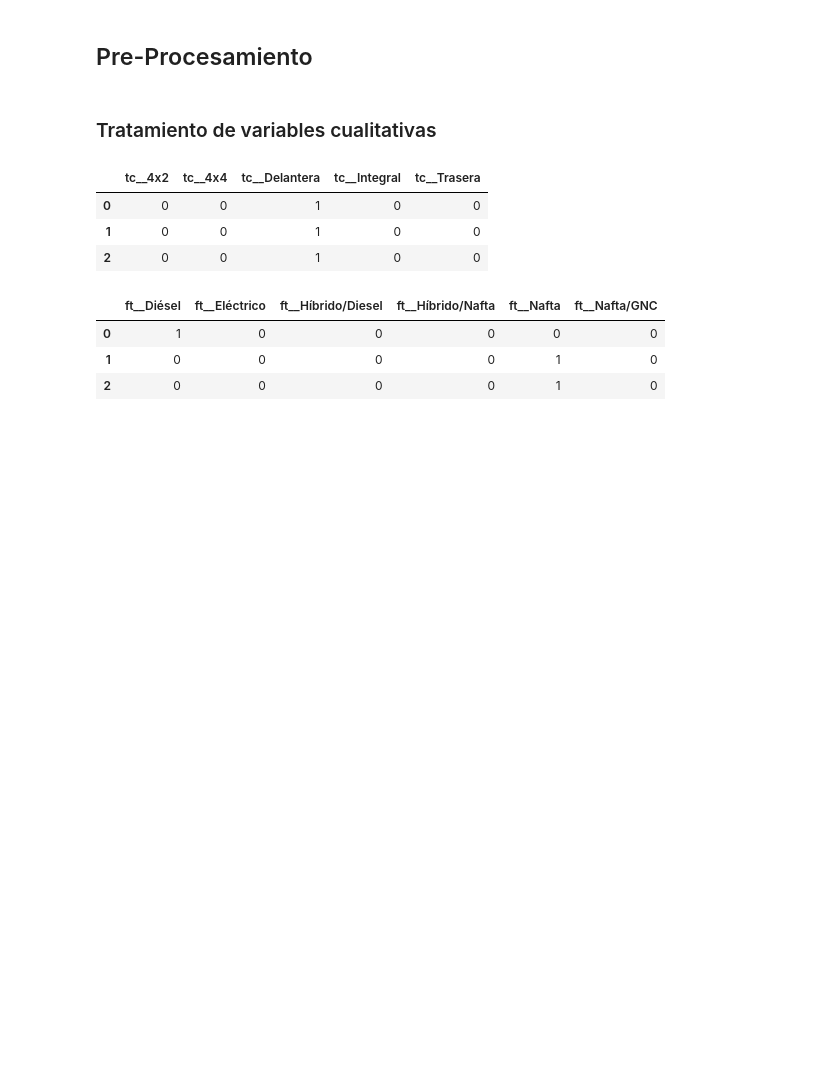
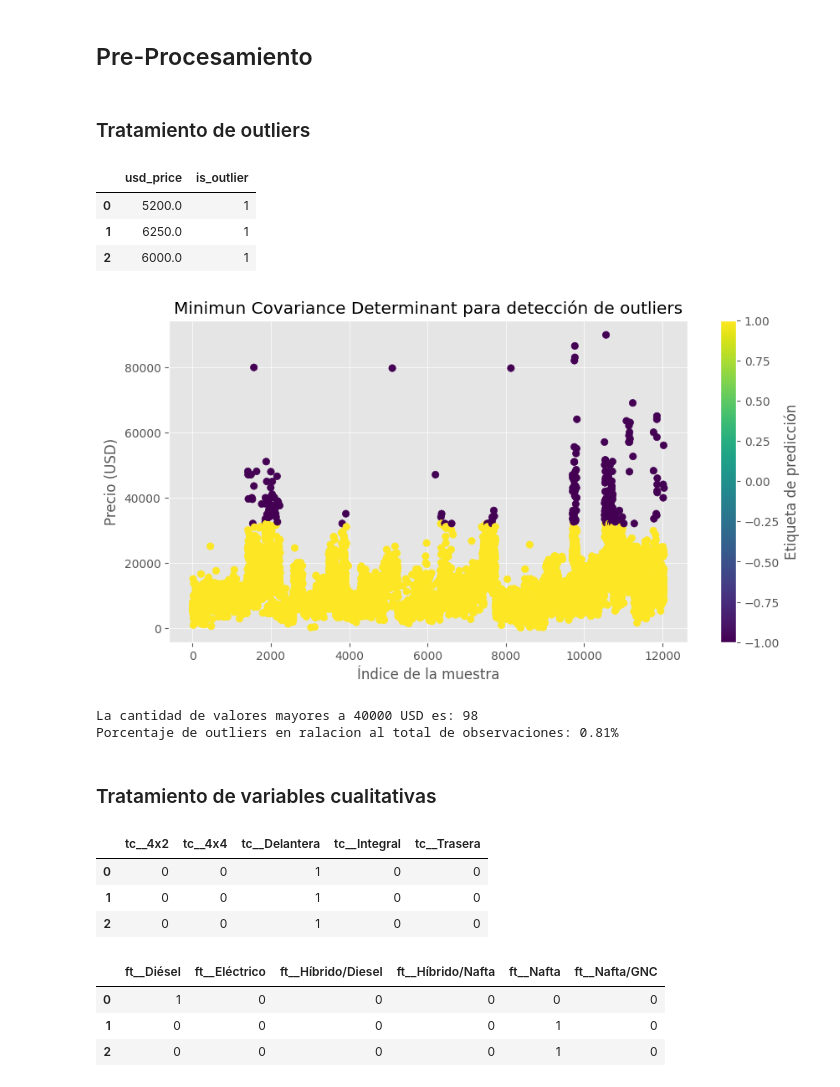
Before and after one commit to arielRas/UsedCarPricePredict-MercadoLibre, a Jupyter notebook: Model.ipynb, the cells around one changed output. Saved outputs shown, nothing was run; the diff lists cells and outputs as text; code cells hidden in the pictures; blank space fills up the shorter version.

```diff
--- a/Model.ipynb
+++ b/Model.ipynb
@@ -9,2 +33,42 @@ df = pd.read_csv('publications_clean.csv')
 # %% [markdown]
 ## Pre-Procesamiento
+# %% [markdown]
+### Tratamiento de outliers
+# %%
+#IMPORTACION DE LIBRERIAS
+from sklearn.covariance import EllipticEnvelope
+
+#INSTANCIA Y ENTRENAMIENTO DE MODELO PREDICTOR DE OUTLIERS
+mcd = EllipticEnvelope(contamination=0.02)
+predict = mcd.fit_predict(df.usd_price.values.reshape(-1,1))
+
+#SE CONVIERTE RESULTADO A SERIE
+predict = pd.Series(predict.flatten(), name='is_outlier')
+predict = pd.concat([df.usd_price, predict], axis=1)
+predict.head(3)
+# %% [output]
+|  | usd_price | is_outlier |
+| 0 | 5200.0 | 1 |
+| 1 | 6250.0 | 1 |
+| 2 | 6000.0 | 1 |
+# %%
+#GRAFICO DE OUTLIERS
+mpl.style.use('ggplot')
+plt.figure(figsize=(10,5))
+plt.scatter(predict.index, predict.usd_price, c=predict.is_outlier, cmap='viridis')
+plt.xlabel('Índice de la muestra')
+plt.ylabel('Precio (USD)')
+plt.title('Minimun Covariance Determinant para detección de outliers')
+plt.colorbar(label='Etiqueta de predicción')
+plt.show()
+mpl.style.use('bmh')
+# %% [output]
+[figure, added]
+# %%
+#INFORMACION DE LOS DATOS OBTENIDOS
+outliers = df.loc[df.usd_price > 40000].shape[0]
+print(f'La cantidad de valores mayores a 40000 USD es: {outliers}')
+print(f'Porcentaje de outliers en ralacion al total de observaciones: {(outliers/df.shape[0])*100 :.2f}%')
+# %% [output]
+La cantidad de valores mayores a 40000 USD es: 98
+Porcentaje de outliers en ralacion al total de observaciones: 0.81%
```
Also changed, not shown: parts of 9 cells of this notebook.
